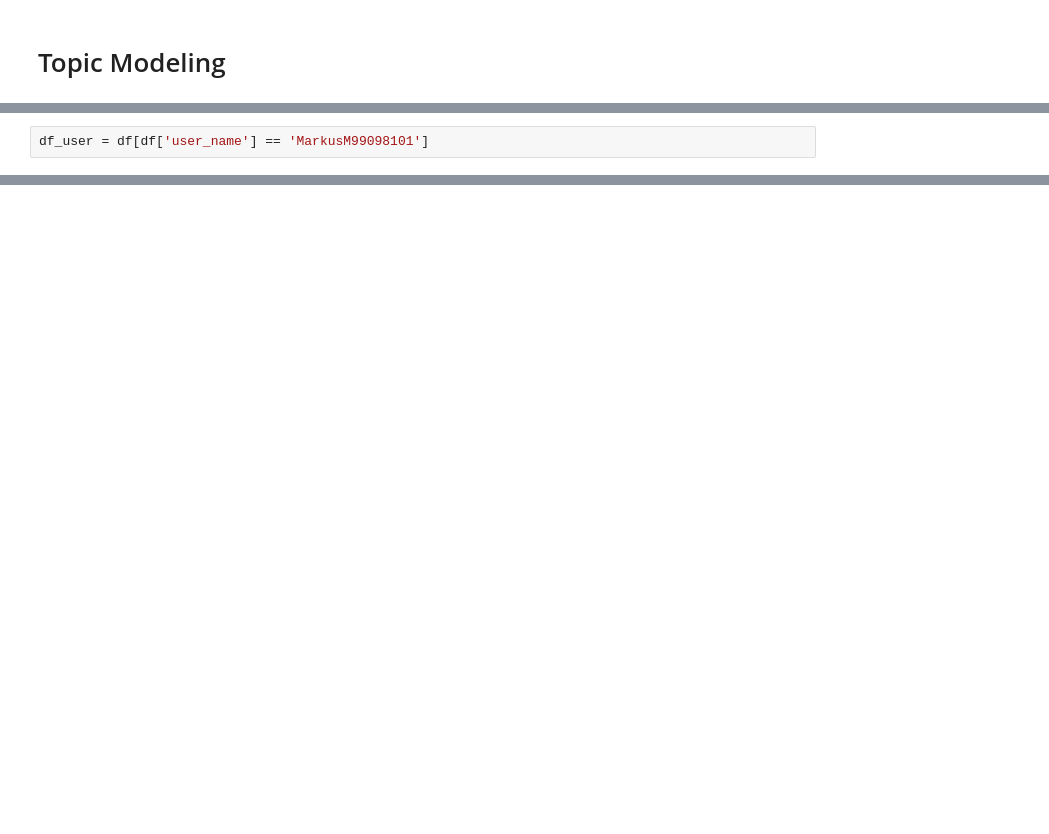
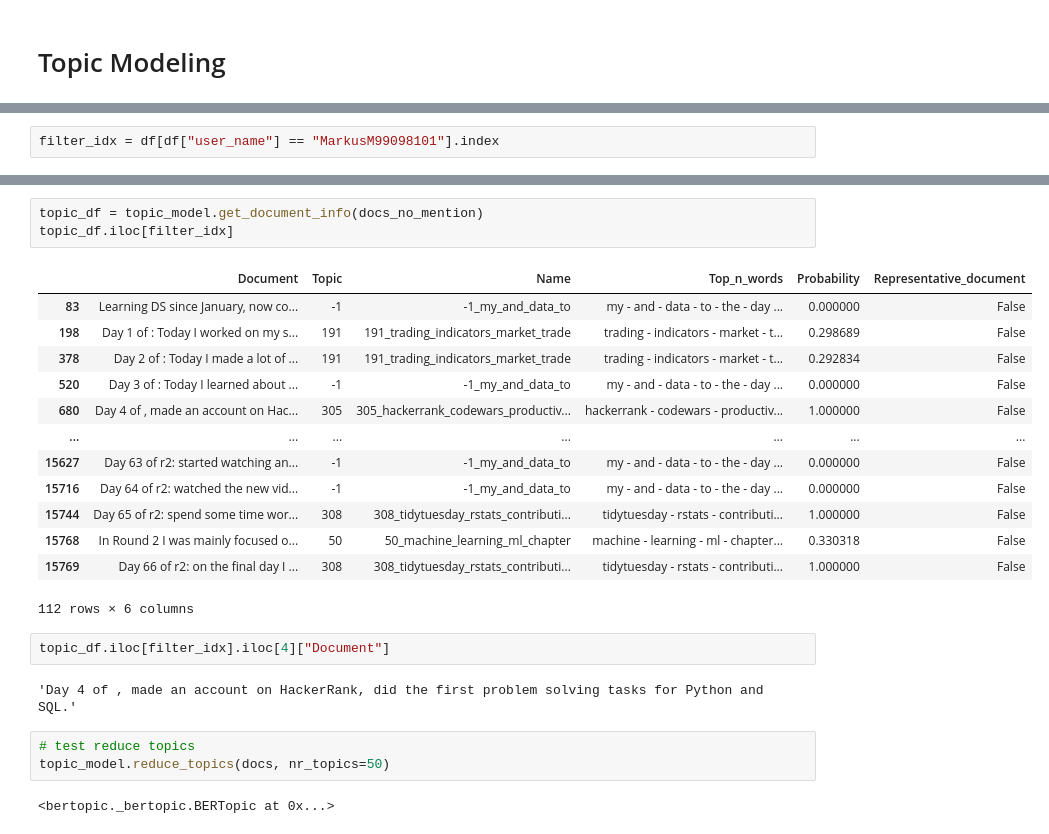
Before and after one commit to MarkusMueller-DS/66DaysofData-tweets, a Jupyter notebook: notebooks/Topic_Modeling.ipynb, the cells around one changed output, grey strips where cells are left out. Cells and saved outputs as stored; diff of their text form; blank space fills up the shorter version.

```diff
--- a/notebooks/Topic_Modeling.ipynb
+++ b/notebooks/Topic_Modeling.ipynb
@@ -65,2 +178,2 @@ learned python 100daysofcode datascience project using dataset amp code classifi
 # %%
-df_user = df[df['user_name'] == 'MarkusM99098101']
+filter_idx = df[df["user_name"] == "MarkusM99098101"].index
@@ -93,0 +180,26 @@ model gradient descent working reading code housing portfolio went feature
+# %%
+topic_df = topic_model.get_document_info(docs_no_mention)
+topic_df.iloc[filter_idx]
+# %% [output]
+|  | Document | Topic | Name | Top_n_words | Probability | Representative_document |
+| 83 | Learning DS since January, now co... | -1 | -1_my_and_data_to | my - and - data - to - the - day ... | 0.000000 | False |
+| 198 | Day 1 of : Today I worked on my s... | 191 | 191_trading_indicators_market_trade | trading - indicators - market - t... | 0.298689 | False |
+| 378 | Day 2 of : Today I made a lot of ... | 191 | 191_trading_indicators_market_trade | trading - indicators - market - t... | 0.292834 | False |
+| 520 | Day 3 of : Today I learned about ... | -1 | -1_my_and_data_to | my - and - data - to - the - day ... | 0.000000 | False |
+| 680 | Day 4 of , made an account on Hac... | 305 | 305_hackerrank_codewars_productiv... | hackerrank - codewars - productiv... | 1.000000 | False |
+| ... | ... | ... | ... | ... | ... | ... |
+| 15627 | Day 63 of r2: started watching an... | -1 | -1_my_and_data_to | my - and - data - to - the - day ... | 0.000000 | False |
+| 15716 | Day 64 of r2: watched the new vid... | -1 | -1_my_and_data_to | my - and - data - to - the - day ... | 0.000000 | False |
+| 15744 | Day 65 of r2: spend some time wor... | 308 | 308_tidytuesday_rstats_contributi... | tidytuesday - rstats - contributi... | 1.000000 | False |
+| 15768 | In Round 2 I was mainly focused o... | 50 | 50_machine_learning_ml_chapter | machine - learning - ml - chapter... | 0.330318 | False |
+| 15769 | Day 66 of r2: on the final day I ... | 308 | 308_tidytuesday_rstats_contributi... | tidytuesday - rstats - contributi... | 1.000000 | False |
+112 rows × 6 columns
+# %%
+topic_df.iloc[filter_idx].iloc[4]["Document"]
+# %% [output]
+'Day 4 of , made an account on HackerRank, did the first problem solving tasks for Python and SQL.'
+# %%
+# test reduce topics
+topic_model.reduce_topics(docs, nr_topics=50)
+# %% [output]
+<bertopic._bertopic.BERTopic at 0x...>
```
Also changed, not shown: parts of 27 cells of this notebook, 1 other file.
